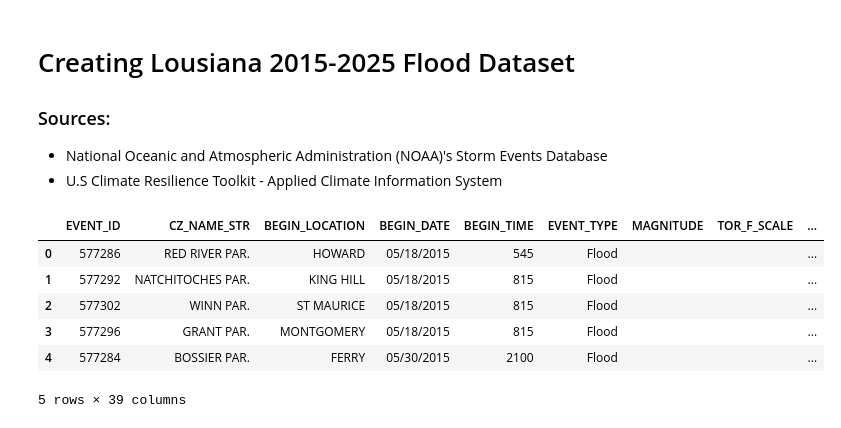
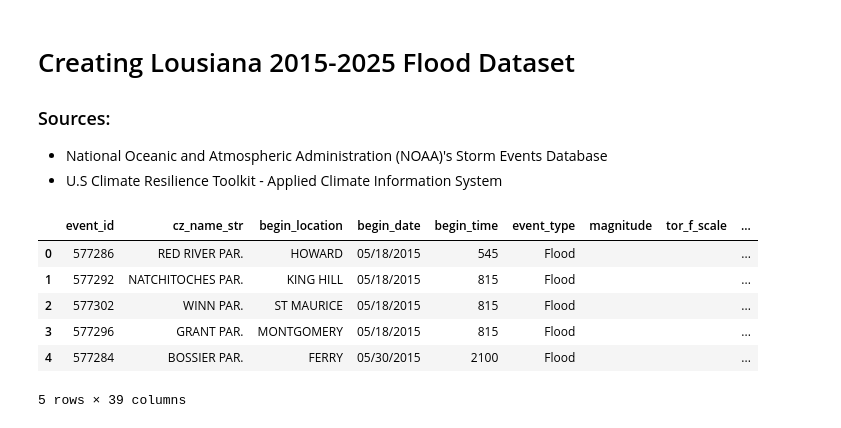
Before and after one commit to QuinnMcGill/MLFloodPrediction, a Jupyter notebook: dataset_creation.ipynb, the cells around one changed output. Drawn from its saved outputs; the diff is of its cells as text; code cells hidden in the pictures.

```diff
--- a/dataset_creation.ipynb
+++ b/dataset_creation.ipynb
@@ -6,16 +6,18 @@
 # %%
 import pandas as pd
 import os
 import seaborn as sns
 from sklearn.preprocessing import StandardScaler
 
 raw_data_path = "raw_data"
 
 # Import the raw data
 df_floods = pd.read_csv(os.path.join(raw_data_path,'louisiana_floods_2015-2025.csv'))
+for col in df_floods.columns:
+    df_floods.rename(columns={col: col.lower()}, inplace=True)
 df_floods.head()
 # %% [output]
-|  | EVENT_ID | CZ_NAME_STR | BEGIN_LOCATION | BEGIN_DATE | BEGIN_TIME | EVENT_TYPE | MAGNITUDE | TOR_F_SCALE | ... |
+|  | event_id | cz_name_str | begin_location | begin_date | begin_time | event_type | magnitude | tor_f_scale | ... |
 | 0 | 577286 | RED RIVER PAR. | HOWARD | 05/18/2015 | 545 | Flood |  |  | ... |
 | 1 | 577292 | NATCHITOCHES PAR. | KING HILL | 05/18/2015 | 815 | Flood |  |  | ... |
 | 2 | 577302 | WINN PAR. | ST MAURICE | 05/18/2015 | 815 | Flood |  |  | ... |
```
Also changed, not shown: parts of 8 cells of this notebook, 52 other files.
